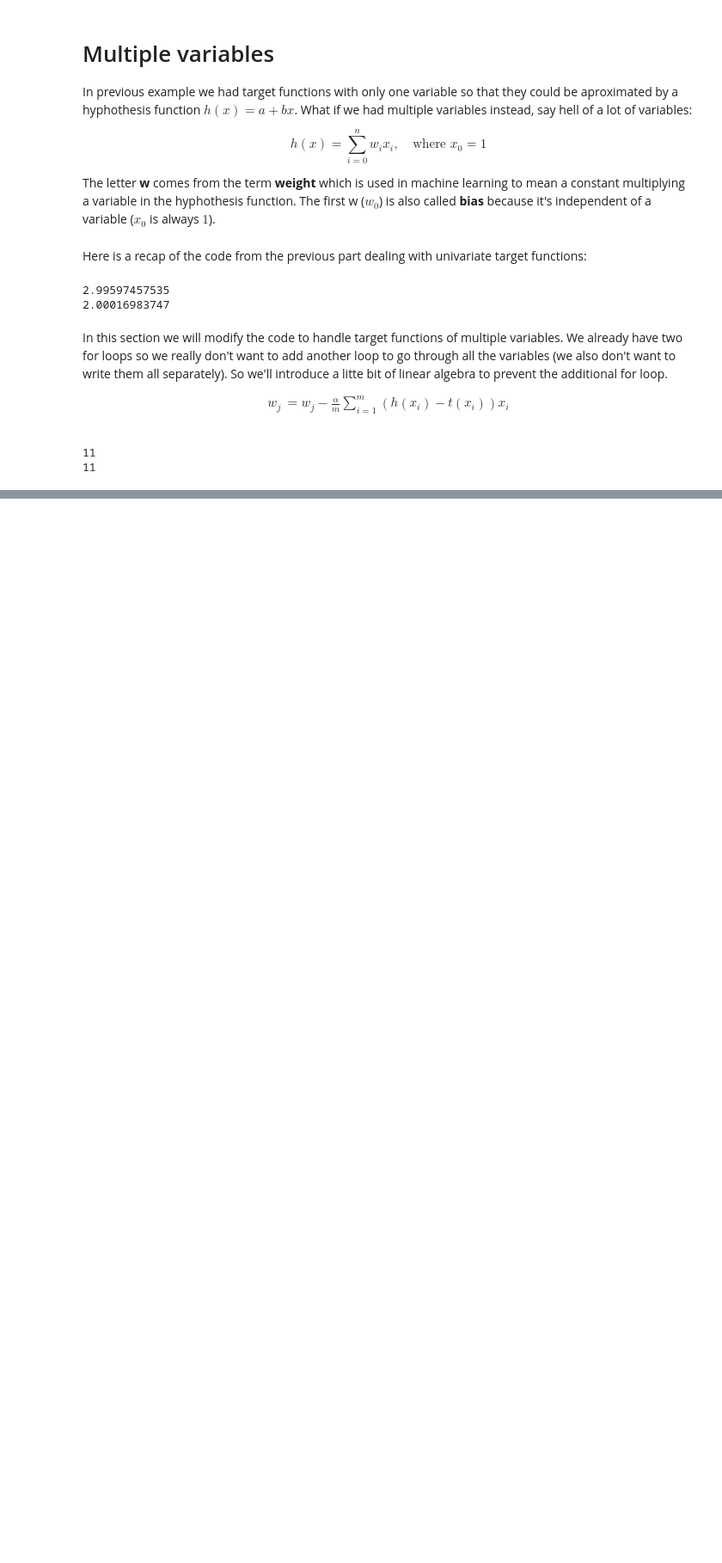
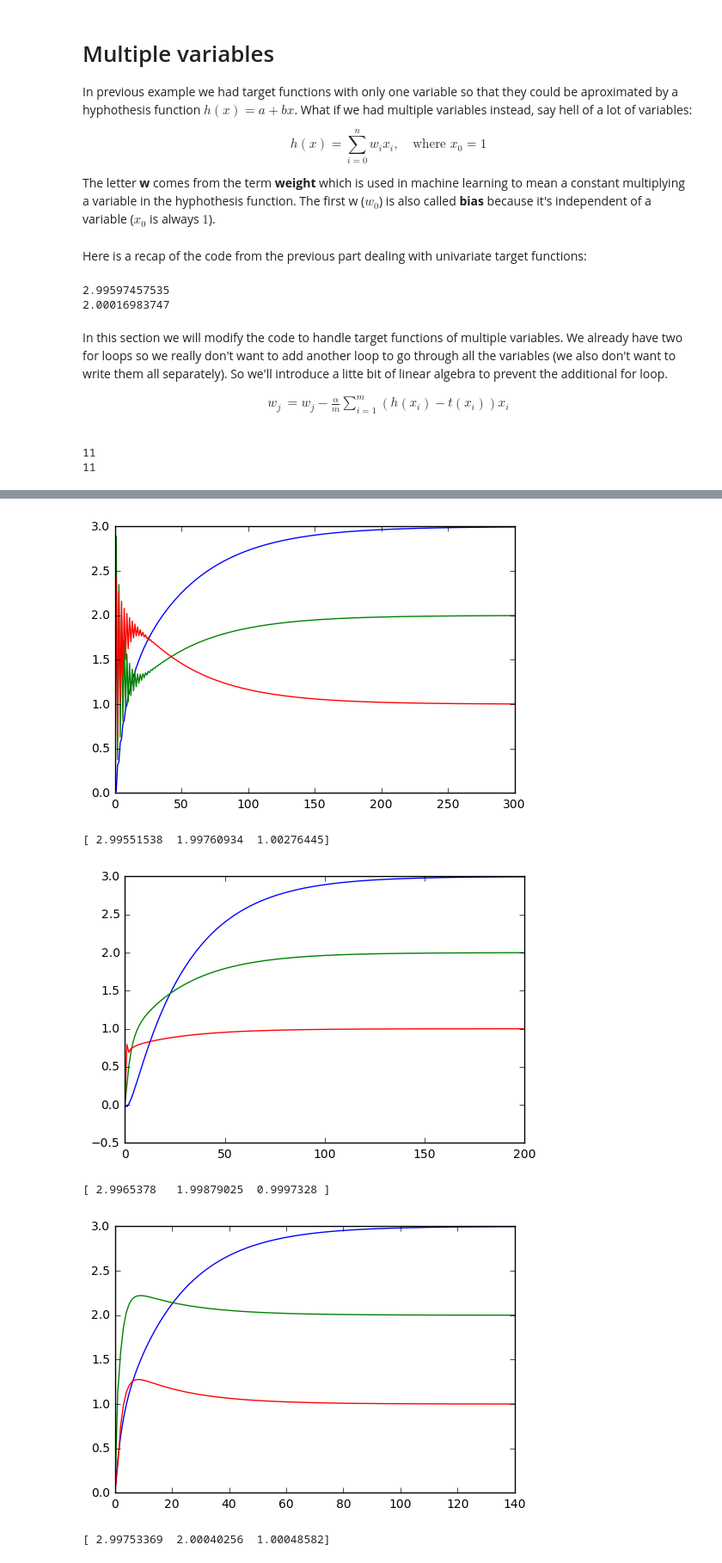
Before and after one commit to jarmop/learning, a Jupyter notebook: multiple_variables.ipynb, the cells around one changed output, grey strips where cells are left out. Shown at 86% size. Cells and saved outputs as stored; diff of their text form; code cells hidden in the pictures; blank space fills up the shorter version.

Commit message:
Intro to machine learning, part 2: Multiple variables

```diff
--- a/multiple_variables.ipynb
+++ b/multiple_variables.ipynb
@@ -121,17 +104,12 @@ trainer(t, m = 3, alpha = 0.2, iterations = 30, seed = 876, n = 2)
 # %%
 class Machine:
     def __init__(self, n):
-        self.w = np.zeros(n)
+        self.w = np.zeros(n + 1)
     def h(self, x):
-        #return np.sum(self.w * x)
         return (self.w * x).sum(axis=1)
 
 def t(x):
-    #seed = 123
-    #np.random.seed(seed)
-    #w = np.random.randint(-5, 6, n)
     w = [3,2]
-    #return np.sum(w * x)
     return (w * x).sum(axis=1)
 
 def gradient_descent(machine, t, training_set, alpha, iterations):
@@ -141,13 +119,12 @@ def gradient_descent(machine, t, training_set, alpha, iterations):
         d = (machine.h(training_set) - t(training_set)).dot(training_set)
         machine.w -= alpha * d / m
 
-def trainer(t, m, alpha, iterations, seed):
+def trainer(t, m, alpha, iterations, seed, n):
     np.random.seed(seed)
-    training_set = np.random.randint(-5, 6, (m,1))
+    training_set = np.random.randint(-5, 6, (m,n))
     training_set = np.insert(training_set, 0, 1, axis=1)
-    print(training_set)
     machine = Machine(n)
     gradient_descent(machine, t, training_set, alpha, iterations)
     print(machine.w)
 
-trainer(t, m = 3, alpha = 0.2, iterations = 30, seed = 876)
+trainer(t, m = 3, alpha = 0.2, iterations = 30, seed = 876, n = 1)
@@ -153,0 +133,49 @@ trainer(t, m = 3, alpha = 0.2, iterations = 30, seed = 876)
+# %%
+class Machine:
+    def __init__(self, n):
+        self.w = np.zeros(n + 1)
+    def h(self, x):
+        return (self.w * x).sum(axis=1)
+
+def t(x):
+    #seed = 123
+    #np.random.seed(seed)
+    #w = np.random.randint(-5, 6, n)
+    w = [3,2,1]
+    #print(x)
+    #print(w * x)
+    #print((w * x).sum(axis=1))
+    #return np.sum(w * x)
+    return (w * x).sum(axis=1)
+
+def gradient_descent(machine, t, training_set, alpha, iterations):
+    m = training_set.shape[0]
+    n = training_set.shape[1]
+    values = []
+    values.append(np.copy(machine.w))
+    for i in range(0, iterations):
+        d = (machine.h(training_set) - t(training_set)).dot(training_set)
+        machine.w -= alpha * d / m
+        values.append(np.copy(machine.w))
+    #print(values)
+    plt.plot(values)
+    plt.show()
+
+def trainer(t, m, alpha, iterations, seed, n):
+    np.random.seed(seed)
+    training_set = np.random.randint(-5, 6, (m,n))
+    training_set = np.insert(training_set, 0, 1, axis=1)
+    machine = Machine(n)
+    gradient_descent(machine, t, training_set, alpha, iterations)
+    print(machine.w)
+
+trainer(t, m = 3, alpha = 0.07, iterations = 300, seed = 876, n = 2)
+trainer(t, m = 3, alpha = 0.07, iterations = 200, seed = 123, n = 2)
+trainer(t, m = 10, alpha = 0.07, iterations = 140, seed = 5345, n = 2)
+# %% [output]
+[figure, added]
+[ 2.99551538  1.99760934  1.00276445]
+[figure, added]
+[ 2.9965378   1.99879025  0.9997328 ]
+[figure, added]
+[ 2.99753369  2.00040256  1.00048582]
```
Also changed, not shown: parts of 2 cells of this notebook.
